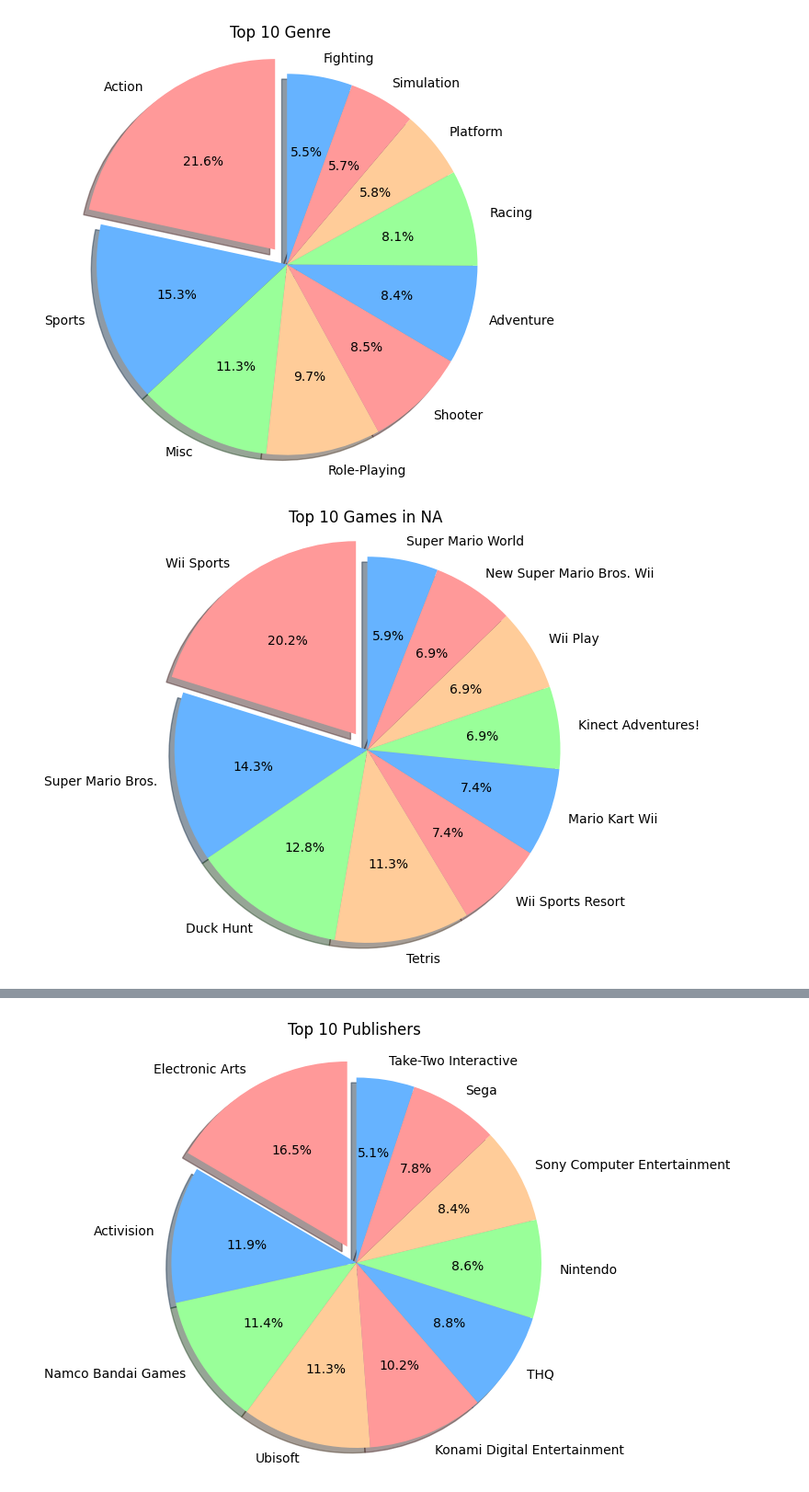
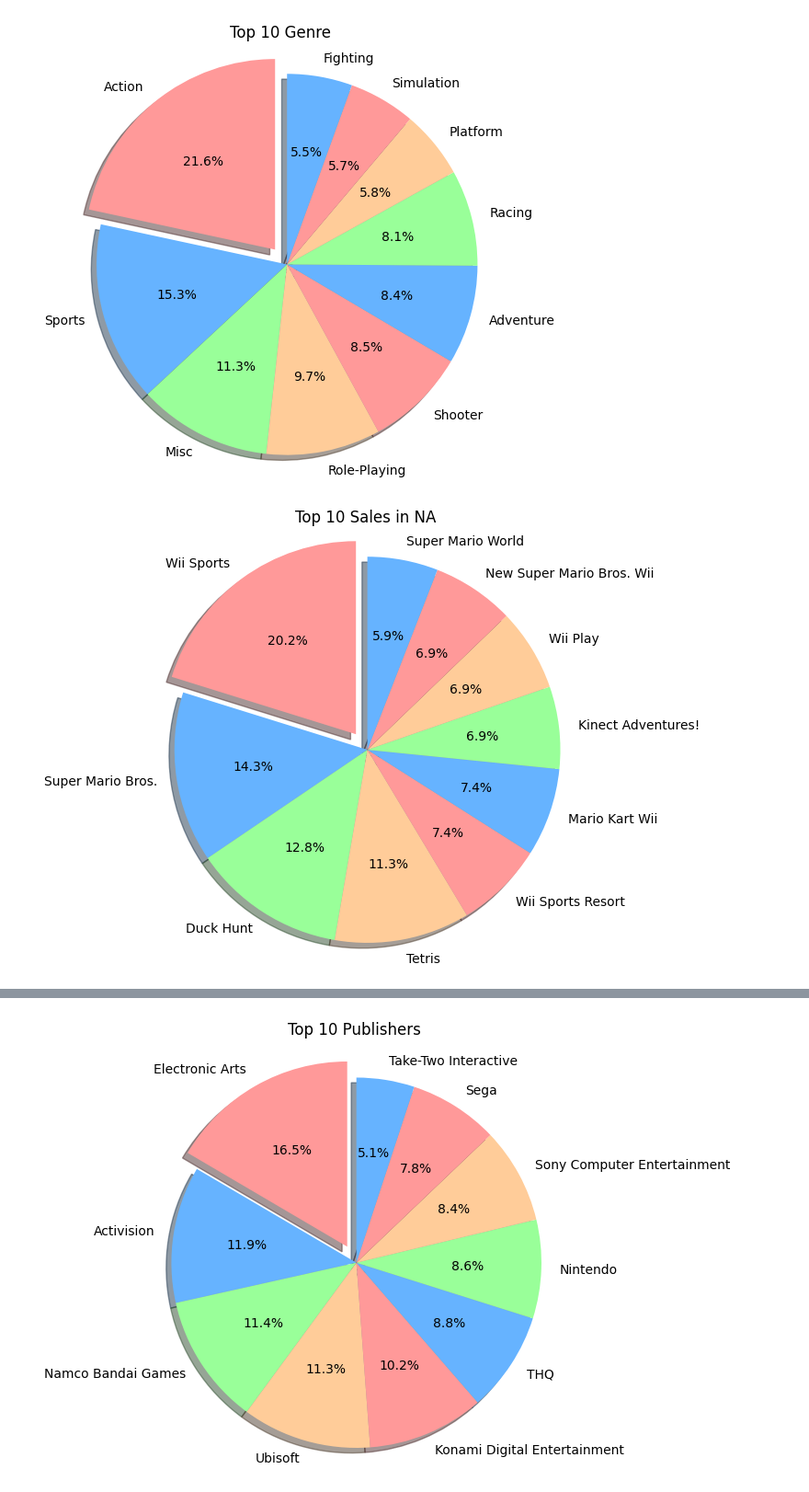
Before and after one commit to dedensyaaa/midterm_streamlit, a Jupyter notebook: VideoGameSales.ipynb, the cells around one changed output, grey strips where cells are left out. Shown: that part at 92% size. Saved outputs shown, nothing was run; the diff lists cells and outputs as text; code cells hidden in the pictures.

```diff
--- a/VideoGameSales.ipynb
+++ b/VideoGameSales.ipynb
@@ -309,27 +309,27 @@ plt.show()
 # %%
 # Extract labels (Names of games) and sizes (Total sales for each game)
 top10_na_sales = sales[['Name', 'NA_Sales']].sort_values(by='NA_Sales', ascending=False).head(10)
 
 labels = top10_na_sales['Name']
 sizes = top10_na_sales['NA_Sales']
 
 # 'Explode' the first slice only
 colors = ['#ff9999','#66b3ff','#99ff99','#ffcc99']
 explode = [0.1] + [0] * (len(labels) - 1) # 'Explode' the first slice only
 
 # Creating the pie chart
 plt.figure(figsize=(6,6))
 plt.pie(sizes, explode=explode, labels=labels, colors=colors, autopct='%1.1f%%',
         shadow=True, startangle=90)
 
 # Equal aspect ratio ensures that pie is drawn as a circle
 plt.axis('equal')
 
 # Display the chart
-plt.title('Top 10 Games in NA')
+plt.title('Top 10 Sales in NA')
 plt.show()# Extract labels (Names of games) and sizes (Total sales for each game)
 # %% [output]
-[figure, old version]
+[figure, new version]
 # %%
 # Extract labels (Names of games) and sizes (Total sales for each game)
 top10_na_sales = sales[['Name', 'EU_Sales']].sort_values(by='EU_Sales', ascending=False).head(10)
```
Also changed, not shown: parts of 2 cells of this notebook.
